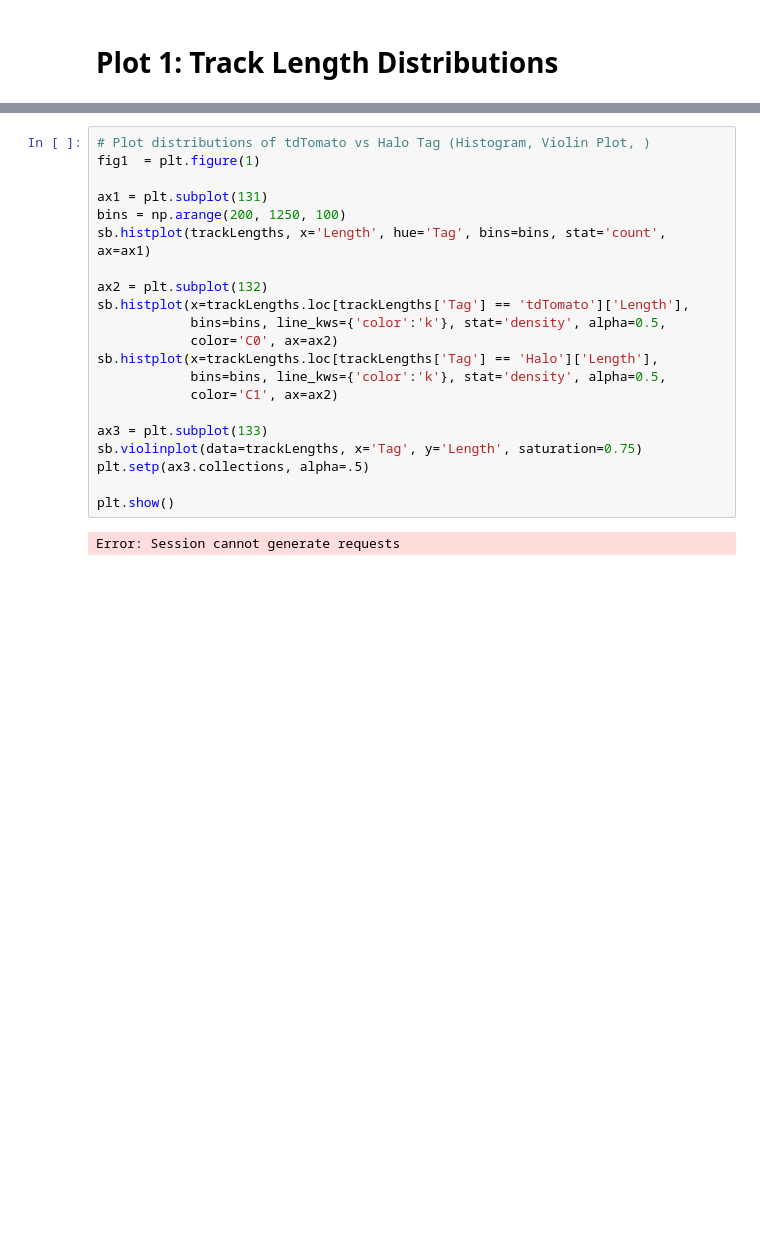
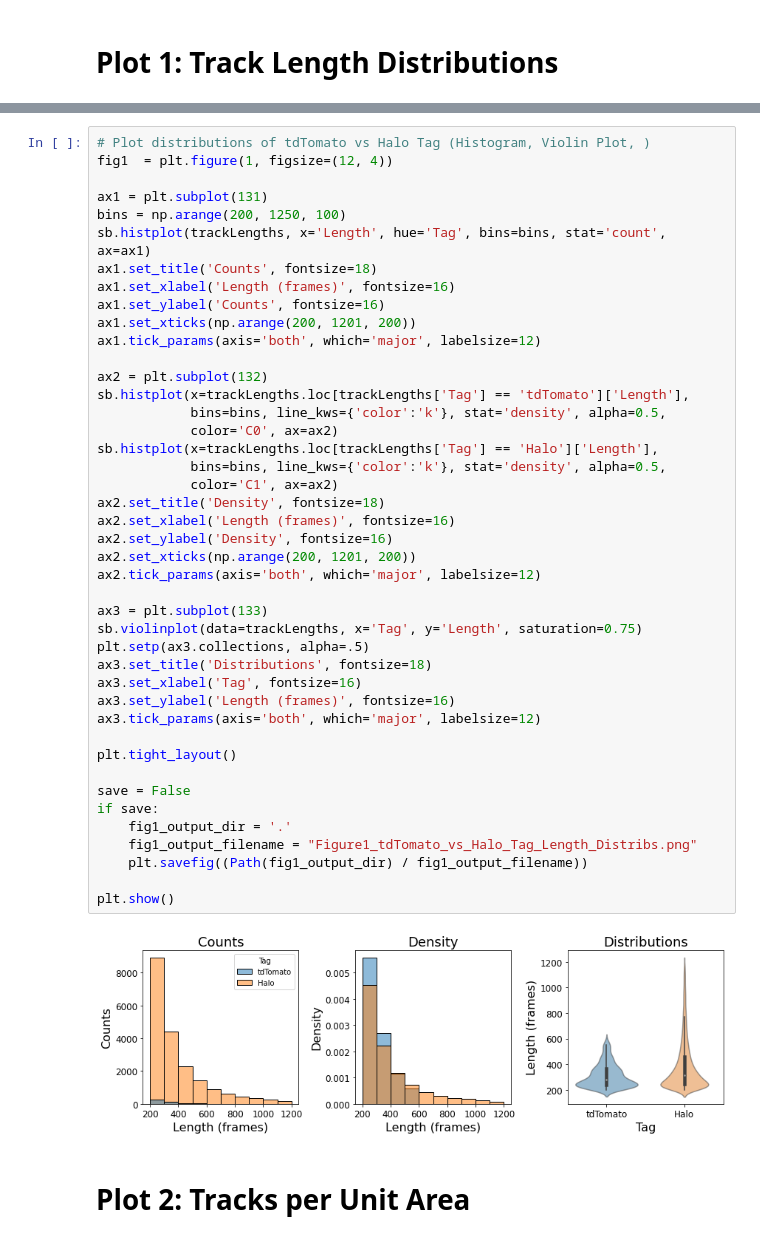
Before and after one commit to DoubleChimera/Gabby-RIP-Talk-2021, a Jupyter notebook: Gabby_RIP_Talk_2021_plots.ipynb, the cells around one changed output, grey strips where cells are left out. Drawn from its saved outputs; the diff is of its cells as text; blank space fills up the shorter version.

Commit message:
updated figure 1

```diff
--- a/Gabby_RIP_Talk_2021_plots.ipynb
+++ b/Gabby_RIP_Talk_2021_plots.ipynb
@@ -22,23 +18,47 @@ Error: Session cannot generate requests
 # %%
 # Plot distributions of tdTomato vs Halo Tag (Histogram, Violin Plot, )
-fig1  = plt.figure(1)
+fig1  = plt.figure(1, figsize=(12, 4))
 
 ax1 = plt.subplot(131)
 bins = np.arange(200, 1250, 100)
 sb.histplot(trackLengths, x='Length', hue='Tag', bins=bins, stat='count', ax=ax1)
+ax1.set_title('Counts', fontsize=18)
+ax1.set_xlabel('Length (frames)', fontsize=16)
+ax1.set_ylabel('Counts', fontsize=16)
+ax1.set_xticks(np.arange(200, 1201, 200))
+ax1.tick_params(axis='both', which='major', labelsize=12)
 
 ax2 = plt.subplot(132)
 sb.histplot(x=trackLengths.loc[trackLengths['Tag'] == 'tdTomato']['Length'],
             bins=bins, line_kws={'color':'k'}, stat='density', alpha=0.5,
             color='C0', ax=ax2)
 sb.histplot(x=trackLengths.loc[trackLengths['Tag'] == 'Halo']['Length'],
             bins=bins, line_kws={'color':'k'}, stat='density', alpha=0.5,
             color='C1', ax=ax2)
+ax2.set_title('Density', fontsize=18)
+ax2.set_xlabel('Length (frames)', fontsize=16)
+ax2.set_ylabel('Density', fontsize=16)
+ax2.set_xticks(np.arange(200, 1201, 200))
+ax2.tick_params(axis='both', which='major', labelsize=12)
 
 ax3 = plt.subplot(133)
 sb.violinplot(data=trackLengths, x='Tag', y='Length', saturation=0.75)
 plt.setp(ax3.collections, alpha=.5)
+ax3.set_title('Distributions', fontsize=18)
+ax3.set_xlabel('Tag', fontsize=16)
+ax3.set_ylabel('Length (frames)', fontsize=16)
+ax3.tick_params(axis='both', which='major', labelsize=12)
+
+plt.tight_layout()
+
+save = False
+if save:
+    fig1_output_dir = '.'
+    fig1_output_filename = "Figure1_tdTomato_vs_Halo_Tag_Length_Distribs.png"
+    plt.savefig((Path(fig1_output_dir) / fig1_output_filename))
 
 plt.show()
 # %% [output]
-Error: Session cannot generate requests
+[figure, added]
+# %% [markdown]
+# Plot 2: Tracks per Unit Area
```
Also changed, not shown: parts of 4 cells of this notebook, 2 other files.
